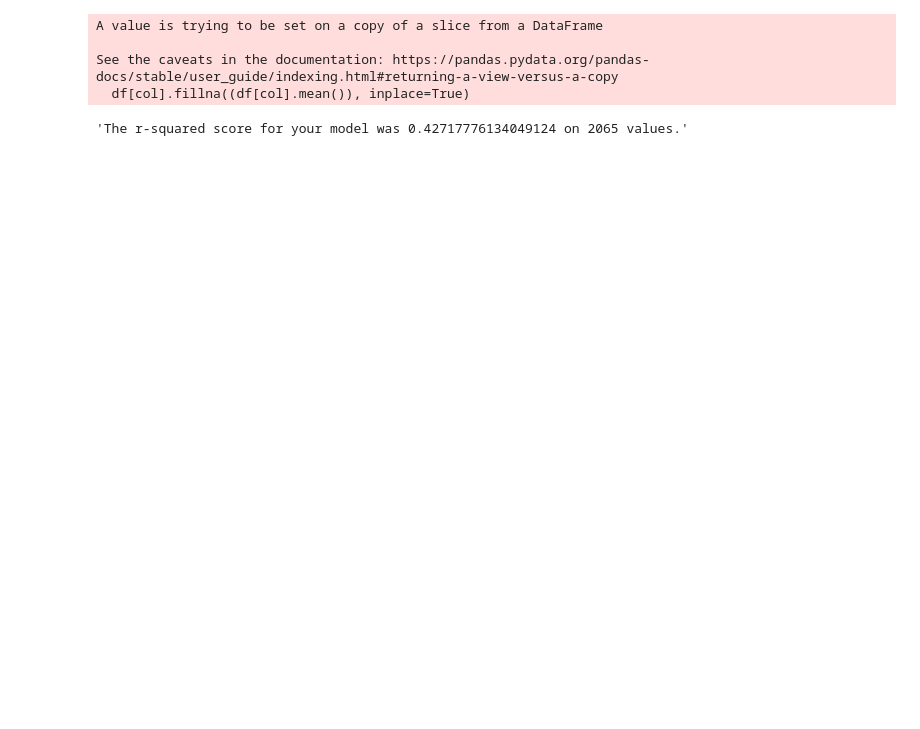
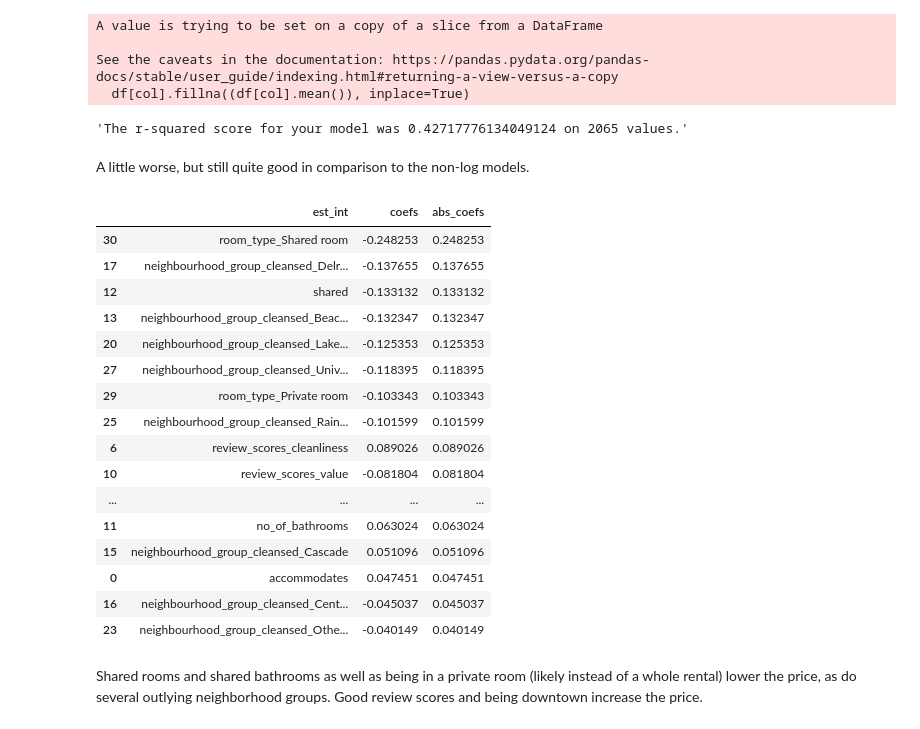
Before and after one commit to demccusker/AirBnB_analysis, a Jupyter notebook: AirBnB_Analysis.ipynb, the cells around one changed output. Cells and saved outputs as stored; diff of their text form; code cells hidden in the pictures; blank space fills up the shorter version.

```diff
--- a/AirBnB_Analysis.ipynb
+++ b/AirBnB_Analysis.ipynb
@@ -933,3 +960,31 @@ length_y_test = len(y_test)
 "The r-squared score for your model was {} on {} values.".format(rsquared_score, length_y_test)
 # %% [output]
 'The r-squared score for your model was 0.42717776134049124 on 2065 values.'
+# %% [markdown]
+A little worse, but still quite good in comparison to the non-log models.
+# %%
+#Use the function
+coef_df = coef_weights(lm_model.coef_, X_train)
+
+#A quick look at the top results
+coef_df.head(20)
+# %% [output]
+|  | est_int | coefs | abs_coefs |
+| 30 | room_type_Shared room | -0.248253 | 0.248253 |
+| 17 | neighbourhood_group_cleansed_Delr... | -0.137655 | 0.137655 |
+| 12 | shared | -0.133132 | 0.133132 |
+| 13 | neighbourhood_group_cleansed_Beac... | -0.132347 | 0.132347 |
+| 20 | neighbourhood_group_cleansed_Lake... | -0.125353 | 0.125353 |
+| 27 | neighbourhood_group_cleansed_Univ... | -0.118395 | 0.118395 |
+| 29 | room_type_Private room | -0.103343 | 0.103343 |
+| 25 | neighbourhood_group_cleansed_Rain... | -0.101599 | 0.101599 |
+| 6 | review_scores_cleanliness | 0.089026 | 0.089026 |
+| 10 | review_scores_value | -0.081804 | 0.081804 |
+| ... | ... | ... | ... |
+| 11 | no_of_bathrooms | 0.063024 | 0.063024 |
+| 15 | neighbourhood_group_cleansed_Cascade | 0.051096 | 0.051096 |
+| 0 | accommodates | 0.047451 | 0.047451 |
+| 16 | neighbourhood_group_cleansed_Cent... | -0.045037 | 0.045037 |
+| 23 | neighbourhood_group_cleansed_Othe... | -0.040149 | 0.040149 |
+# %% [markdown]
+Shared rooms and shared bathrooms as well as being in a private room (likely instead of a whole rental) lower the price, as do several outlying neighborhood groups. Good review scores and being downtown increase the price.
```
Also changed, not shown: parts of 37 cells of this notebook.
